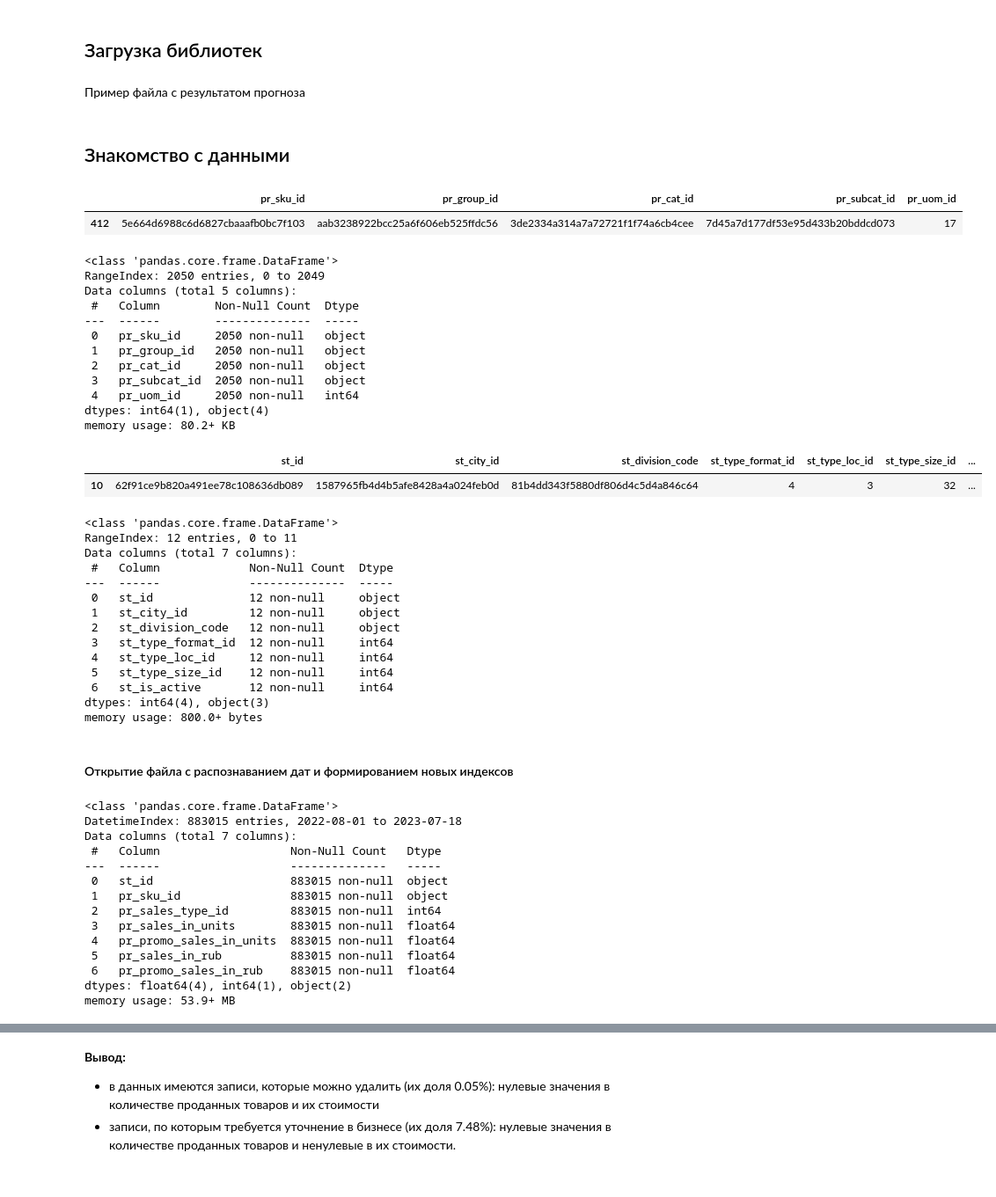
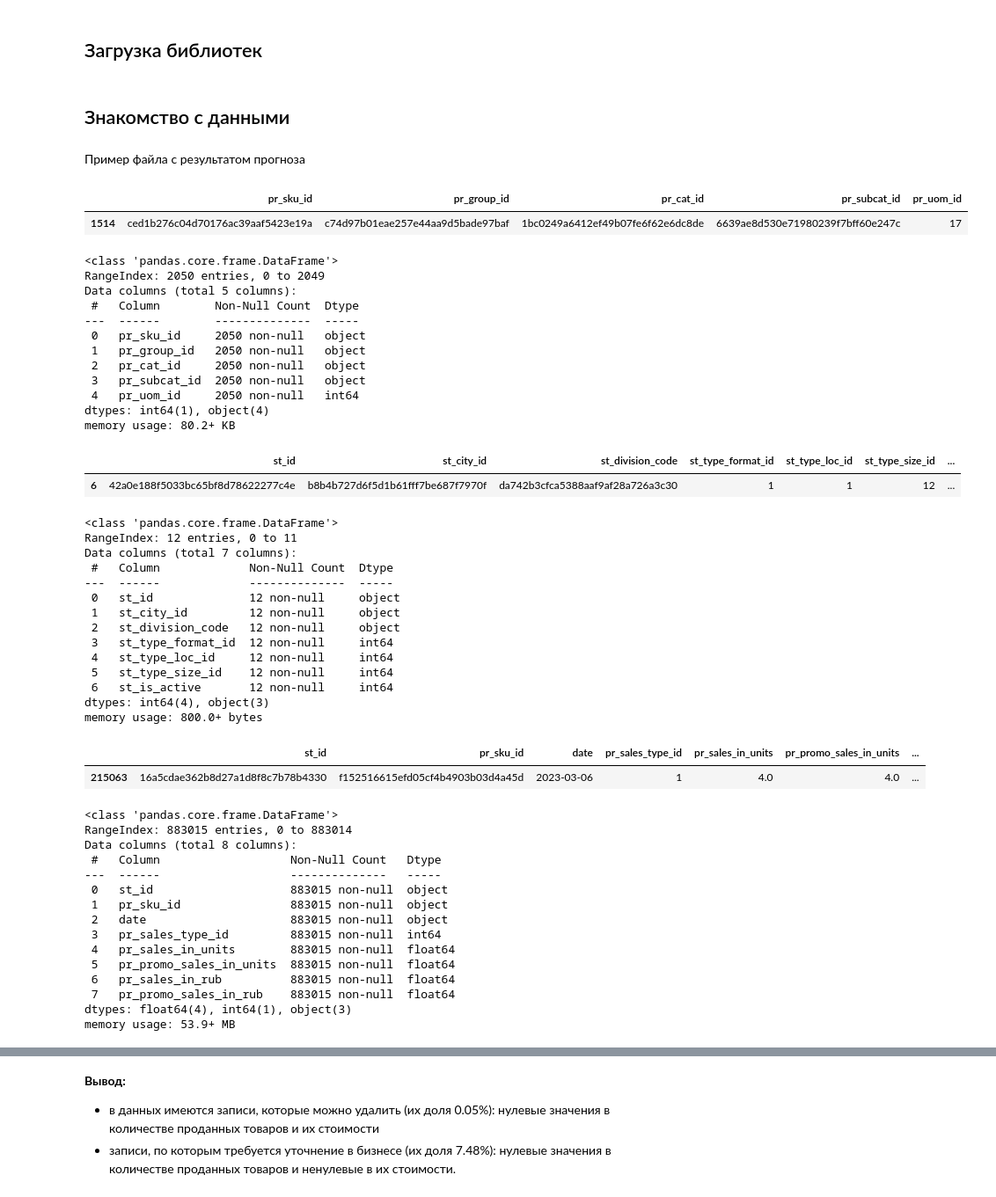
Before and after one commit to denis-42ds/demand_forecast_retailer, a Jupyter notebook: demand_forecast.ipynb, the cells around one changed output, grey strips where cells are left out. Shown at 88% size. Saved outputs shown, nothing was run; the diff lists cells and outputs as text; code cells hidden in the pictures.

```diff
--- a/demand_forecast.ipynb
+++ b/demand_forecast.ipynb
@@ -49,35 +58,38 @@ import numpy as np
+# %% [markdown]
+## Знакомство с данными
 # %% [markdown]
 Пример файла с результатом прогноза
 # %%
 # sales_submission_ex = pd.read_csv('sp_sales_task/sales_submission.csv')
 # sales_submission_ex.head()
-# %% [markdown]
-## Знакомство с данными
 # %%
 pr_df = pd.read_csv('sp_sales_task/pr_df.csv')
 pr_st = pd.read_csv('sp_sales_task/st_df.csv')
+sales_df = pd.read_csv('sp_sales_task/sales_df_train.csv')
 # %%
-display(pr_df.sample(1))
+display(pr_df.sample())
 pr_df.info()
-display(pr_st.sample(1))
+display(pr_st.sample())
 pr_st.info()
+display(sales_df.sample())
+sales_df.info()
 # %% [output]
 |  | pr_sku_id | pr_group_id | pr_cat_id | pr_subcat_id | pr_uom_id |
-| 412 | 5e664d6988c6d6827cbaaafb0bc7f103 | aab3238922bcc25a6f606eb525ffdc56 | 3de2334a314a7a72721f1f74a6cb4cee | 7d45a7d177df53e95d433b20bddcd073 | 17 |
+| 1514 | ced1b276c04d70176ac39aaf5423e19a | c74d97b01eae257e44aa9d5bade97baf | 1bc0249a6412ef49b07fe6f62e6dc8de | 6639ae8d530e71980239f7bff60e247c | 17 |
 <class 'pandas.core.frame.DataFrame'>
 RangeIndex: 2050 entries, 0 to 2049
 Data columns (total 5 columns):
  #   Column        Non-Null Count  Dtype
 ---  ------        --------------  -----
  0   pr_sku_id     2050 non-null   object
  1   pr_group_id   2050 non-null   object
  2   pr_cat_id     2050 non-null   object
  3   pr_subcat_id  2050 non-null   object
  4   pr_uom_id     2050 non-null   int64
 dtypes: int64(1), object(4)
 memory usage: 80.2+ KB
 |  | st_id | st_city_id | st_division_code | st_type_format_id | st_type_loc_id | st_type_size_id | ... |
-| 10 | 62f91ce9b820a491ee78c108636db089 | 1587965fb4d4b5afe8428a4a024feb0d | 81b4dd343f5880df806d4c5d4a846c64 | 4 | 3 | 32 | ... |
+| 6 | 42a0e188f5033bc65bf8d78622277c4e | b8b4b727d6f5d1b61fff7be687f7970f | da742b3cfca5388aaf9af28a726a3c30 | 1 | 1 | 12 | ... |
 <class 'pandas.core.frame.DataFrame'>
 RangeIndex: 12 entries, 0 to 11
 Data columns (total 7 columns):
@@ -92,24 +104,20 @@ Data columns (total 7 columns):
  6   st_is_active       12 non-null     int64
 dtypes: int64(4), object(3)
 memory usage: 800.0+ bytes
+|  | st_id | pr_sku_id | date | pr_sales_type_id | pr_sales_in_units | pr_promo_sales_in_units | ... |
+| 215063 | 16a5cdae362b8d27a1d8f8c7b78b4330 | f152516615efd05cf4b4903b03d4a45d | 2023-03-06 | 1 | 4.0 | 4.0 | ... |
+<class 'pandas.core.frame.DataFrame'>
+RangeIndex: 883015 entries, 0 to 883014
+Data columns (total 8 columns):
+ #   Column                   Non-Null Count   Dtype
+---  ------                   --------------   -----
+ 0   st_id                    883015 non-null  object
+ 1   pr_sku_id                883015 non-null  object
+ 2   date                     883015 non-null  object
+ 3   pr_sales_type_id         883015 non-null  int64
+ 4   pr_sales_in_units        883015 non-null  float64
+ 5   pr_promo_sales_in_units  883015 non-null  float64
+ 6   pr_sales_in_rub          883015 non-null  float64
+ 7   pr_promo_sales_in_rub    883015 non-null  float64
+dtypes: float64(4), int64(1), object(3)
+memory usage: 53.9+ MB
-# %% [markdown]
-#### Открытие файла с распознаванием дат и формированием новых индексов
-# %%
-sales_dt = pd.read_csv('sp_sales_task/sales_df_train.csv', index_col = [2], parse_dates = [2])
-sales_dt.sort_index(inplace=True)
-sales_dt.info()
-# %% [output]
-<class 'pandas.core.frame.DataFrame'>
-DatetimeIndex: 883015 entries, 2022-08-01 to 2023-07-18
-Data columns (total 7 columns):
- #   Column                   Non-Null Count   Dtype
----  ------                   --------------   -----
- 0   st_id                    883015 non-null  object
- 1   pr_sku_id                883015 non-null  object
- 2   pr_sales_type_id         883015 non-null  int64
- 3   pr_sales_in_units        883015 non-null  float64
- 4   pr_promo_sales_in_units  883015 non-null  float64
- 5   pr_sales_in_rub          883015 non-null  float64
- 6   pr_promo_sales_in_rub    883015 non-null  float64
-dtypes: float64(4), int64(1), object(2)
-memory usage: 53.9+ MB
```
Also changed, not shown: parts of 37 cells of this notebook.
